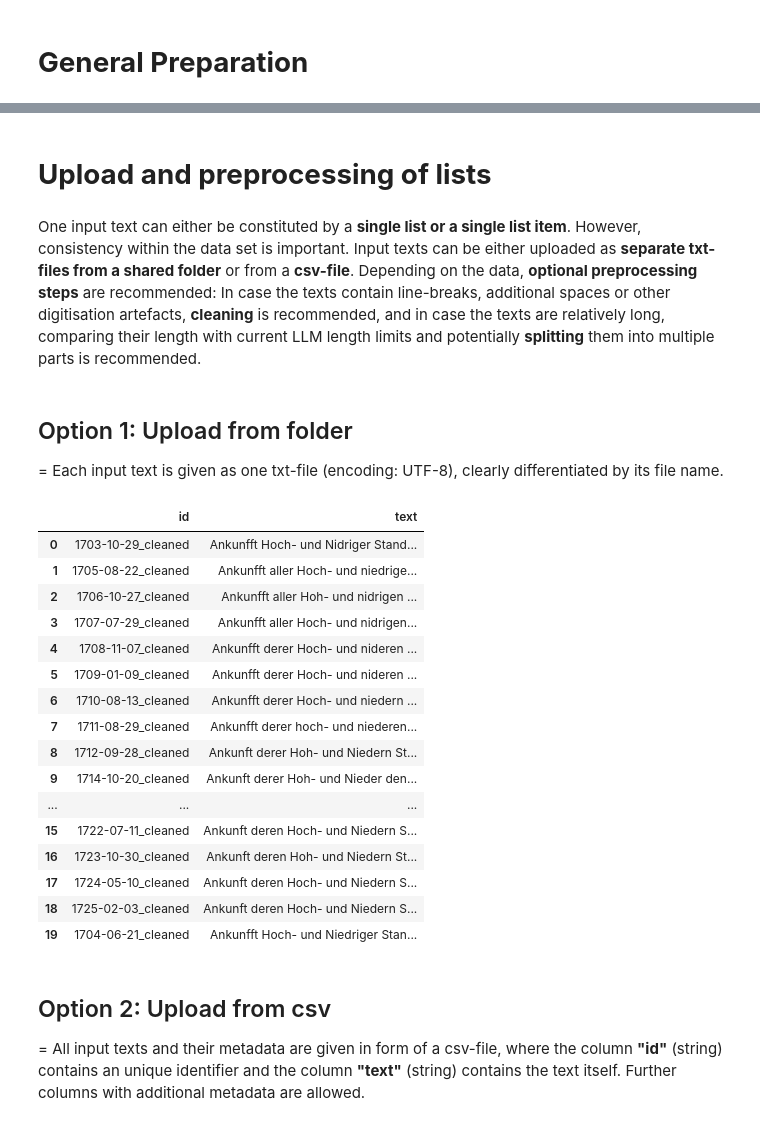
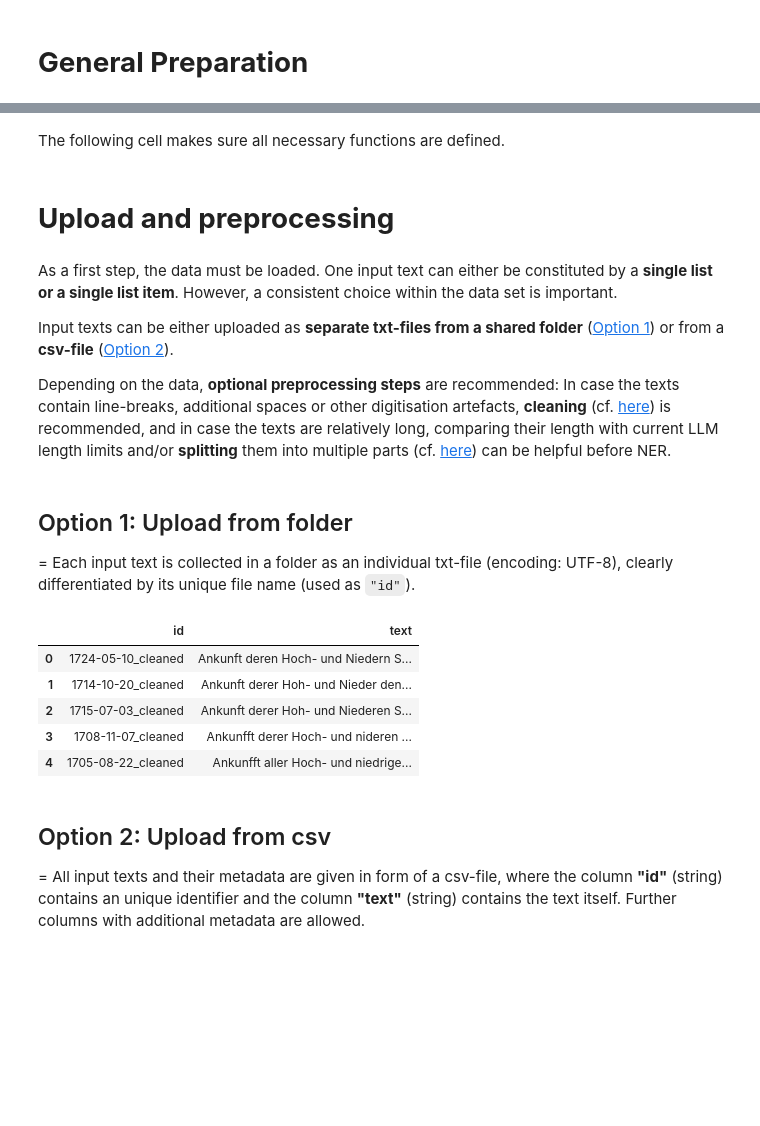
Before and after one commit to nrastinger/llm-assisted-list-analysis, a Jupyter notebook: LLM-assisted-list-analysis.ipynb, the cells around one changed output, grey strips where cells are left out. Saved outputs shown, nothing was run; the diff lists cells and outputs as text; code cells hidden in the pictures; blank space fills up the shorter version.

```diff
--- a/LLM-assisted-list-analysis.ipynb
+++ b/LLM-assisted-list-analysis.ipynb
@@ -85 +96,3 @@ Requirement already satisfied: tqdm in /usr/local/lib/python3.11/dist-packages (
+# %% [markdown]
+The following cell makes sure all necessary functions are defined.
 # %%
@@ -495,48 +577,41 @@ def visualize_seqeval_report(report_text):
     plt.tight_layout()
     plt.show()
 # %% [markdown]
-# **Upload and preprocessing of lists**
+# **Upload and preprocessing**
 # %% [markdown]
-One input text can either be constituted by a **single list or a single list item**. However, consistency within the data set is important. Input texts can be either uploaded as **separate txt-files from a shared folder** or from a **csv-file**. Depending on the data, **optional preprocessing steps** are recommended: In case the texts contain line-breaks, additional spaces or other digitisation artefacts, **cleaning** is recommended, and in case the texts are relatively long,  comparing their length with current LLM length limits and potentially **splitting** them into multiple parts is recommended.
+As a first step, the data must be loaded. One input text can either be constituted by a **single list or a single list item**. However, a consistent choice within the data set is important.
+
+Input texts can be either uploaded as **separate txt-files from a shared folder** ([Option 1](#scrollTo=0wirvBzB9yHT)) or from a **csv-file** ([Option 2](#scrollTo=H-WFwDcg-XVK)).
+
+Depending on the data, **optional preprocessing steps** are recommended: In case the texts contain line-breaks, additional spaces or other digitisation artefacts, **cleaning** (cf. [here](#scrollTo=2jSFoR-h_h7M)) is recommended, and in case the texts are relatively long,  comparing their length with current LLM length limits and/or **splitting** them into multiple parts (cf. [here](#scrollTo=fnmRugLfAQqn)) can be helpful before NER.
 # %% [markdown]
 ## Option 1: Upload from folder
-= Each input text is given as one txt-file (encoding: UTF-8), clearly differentiated by its file name.
+= Each input text is collected in a folder as an individual txt-file (encoding: UTF-8), clearly differentiated by its unique file name (used as `"id"`).
 # %%
-folder_path = "/content/drive/MyDrive/DOC_Dissertation_Listen/Teil_3_Fallstudie/Visiting Vienna/Ankunftslisten_NER/Cleaned_Example_Texts"  #Set to folder containing the text file❗️
+folder_path = "/content/llm-assisted-list-analysis/example-data/input-texts/WD-arrival-lists"  #Set to folder containing the text file❗️
 
 ids = []
 texts = []
 
 for file_name in os.listdir(folder_path):
     if file_name.endswith('.txt'):
         file_path = os.path.join(folder_path, file_name)
         with open(file_path, 'r', encoding='utf-8') as file:
             content = file.read()
         key = os.path.splitext(file_name)[0]
         ids.append(key)
         texts.append(content)
 
 # Create DataFrame
 data = pd.DataFrame({'id': ids, 'text': texts})
-data
+data.head()
 # %% [output]
 |  | id | text |
-| 0 | 1703-10-29_cleaned | Ankunfft Hoch- und Nidriger Stand... |
-| 1 | 1705-08-22_cleaned | Ankunfft aller Hoch- und niedrige... |
-| 2 | 1706-10-27_cleaned | Ankunfft aller Hoh- und nidrigen ... |
-| 3 | 1707-07-29_cleaned | Ankunfft aller Hoch- und nidrigen... |
-| 4 | 1708-11-07_cleaned | Ankunfft derer Hoch- und nideren ... |
-| 5 | 1709-01-09_cleaned | Ankunfft derer Hoch- und nideren ... |
-| 6 | 1710-08-13_cleaned | Ankunfft derer Hoch- und niedern ... |
-| 7 | 1711-08-29_cleaned | Ankunfft derer hoch- und niederen... |
-| 8 | 1712-09-28_cleaned | Ankunft derer Hoh- und Niedern St... |
-| 9 | 1714-10-20_cleaned | Ankunft derer Hoh- und Nieder den... |
-| ... | ... | ... |
-| 15 | 1722-07-11_cleaned | Ankunft deren Hoch- und Niedern S... |
-| 16 | 1723-10-30_cleaned | Ankunft deren Hoh- und Niedern St... |
-| 17 | 1724-05-10_cleaned | Ankunft deren Hoch- und Niedern S... |
-| 18 | 1725-02-03_cleaned | Ankunft deren Hoch- und Niedern S... |
-| 19 | 1704-06-21_cleaned | Ankunfft Hoch- und Niedriger Stan... |
+| 0 | 1724-05-10_cleaned | Ankunft deren Hoch- und Niedern S... |
+| 1 | 1714-10-20_cleaned | Ankunft derer Hoh- und Nieder den... |
+| 2 | 1715-07-03_cleaned | Ankunft derer Hoh- und Niederen S... |
+| 3 | 1708-11-07_cleaned | Ankunfft derer Hoch- und nideren ... |
+| 4 | 1705-08-22_cleaned | Ankunfft aller Hoch- und niedrige... |
 # %% [markdown]
 ## Option 2: Upload from csv
 
```
Also changed, not shown: parts of 78 cells of this notebook.
